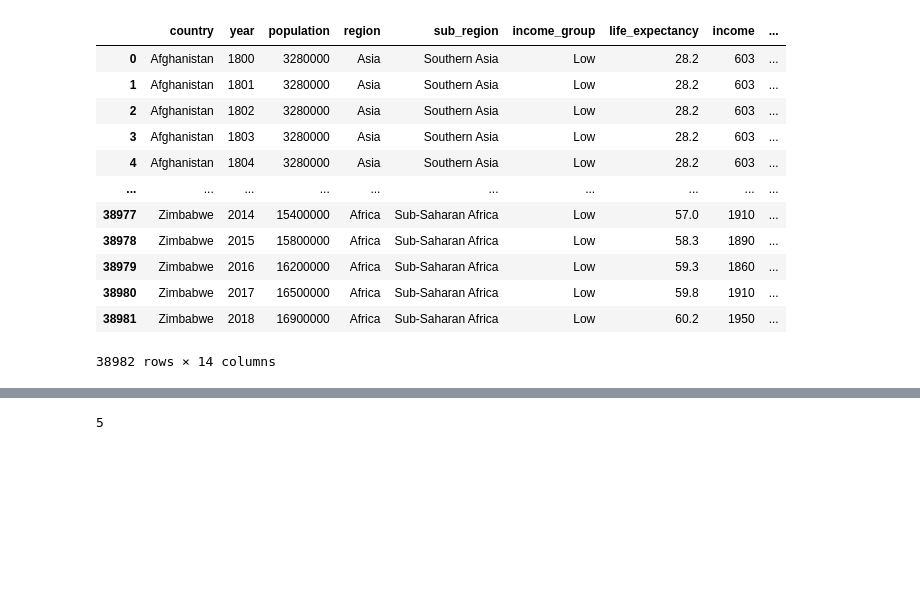
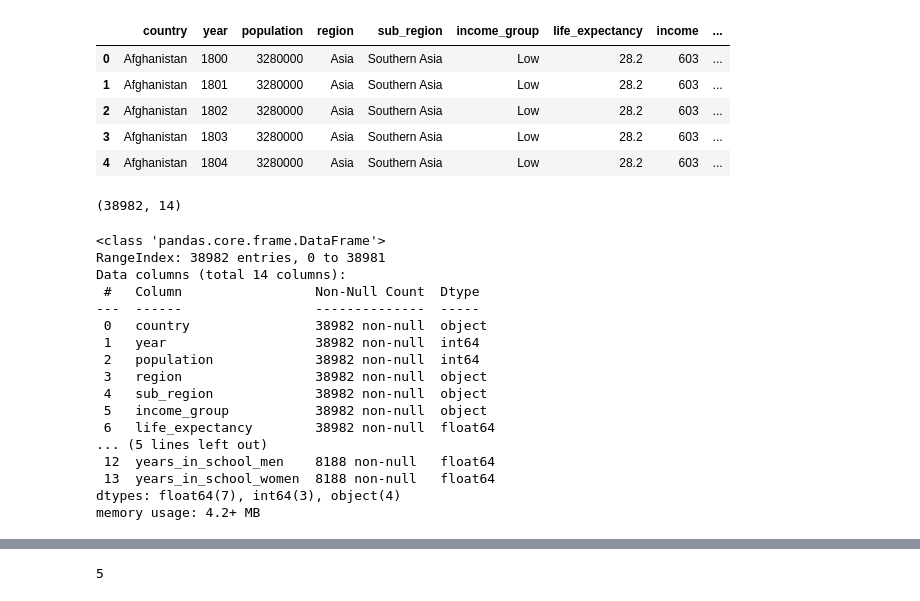
Before and after one commit to wangjc640/532-Group21, a Jupyter notebook: src/eda/eda.ipynb, the cells around one changed output, grey strips where cells are left out. Saved outputs shown, nothing was run; the diff lists cells and outputs as text; code cells hidden in the pictures; blank space fills up the shorter version.

```diff
--- a/src/eda/eda.ipynb
+++ b/src/eda/eda.ipynb
@@ -5,18 +6,35 @@ import pandas as pd
 # %%
-dat = pd.read_csv("world-data-gapminder.csv")
+dat = pd.read_csv("../../data/world-data-gapminder.csv")
 # %%
-dat
+dat.head()
 # %% [output]
 |  | country | year | population | region | sub_region | income_group | life_expectancy | income | ... |
 | 0 | Afghanistan | 1800 | 3280000 | Asia | Southern Asia | Low | 28.2 | 603 | ... |
 | 1 | Afghanistan | 1801 | 3280000 | Asia | Southern Asia | Low | 28.2 | 603 | ... |
 | 2 | Afghanistan | 1802 | 3280000 | Asia | Southern Asia | Low | 28.2 | 603 | ... |
 | 3 | Afghanistan | 1803 | 3280000 | Asia | Southern Asia | Low | 28.2 | 603 | ... |
 | 4 | Afghanistan | 1804 | 3280000 | Asia | Southern Asia | Low | 28.2 | 603 | ... |
-| ... | ... | ... | ... | ... | ... | ... | ... | ... | ... |
-| 38977 | Zimbabwe | 2014 | 15400000 | Africa | Sub-Saharan Africa | Low | 57.0 | 1910 | ... |
-| 38978 | Zimbabwe | 2015 | 15800000 | Africa | Sub-Saharan Africa | Low | 58.3 | 1890 | ... |
-| 38979 | Zimbabwe | 2016 | 16200000 | Africa | Sub-Saharan Africa | Low | 59.3 | 1860 | ... |
-| 38980 | Zimbabwe | 2017 | 16500000 | Africa | Sub-Saharan Africa | Low | 59.8 | 1910 | ... |
-| 38981 | Zimbabwe | 2018 | 16900000 | Africa | Sub-Saharan Africa | Low | 60.2 | 1950 | ... |
-38982 rows × 14 columns
+# %%
+dat.shape
+# %% [output]
+(38982, 14)
+# %%
+dat.info()
+# %% [output]
+<class 'pandas.core.frame.DataFrame'>
+RangeIndex: 38982 entries, 0 to 38981
+Data columns (total 14 columns):
+ #   Column                 Non-Null Count  Dtype
+---  ------                 --------------  -----
+ 0   country                38982 non-null  object
+ 1   year                   38982 non-null  int64
+ 2   population             38982 non-null  int64
+ 3   region                 38982 non-null  object
+ 4   sub_region             38982 non-null  object
+ 5   income_group           38982 non-null  object
+ 6   life_expectancy        38982 non-null  float64
+... (5 lines left out)
+ 12  years_in_school_men    8188 non-null   float64
+ 13  years_in_school_women  8188 non-null   float64
+dtypes: float64(7), int64(3), object(4)
+memory usage: 4.2+ MB
```
Also changed, not shown: parts of 8 cells of this notebook, 2 other files.
